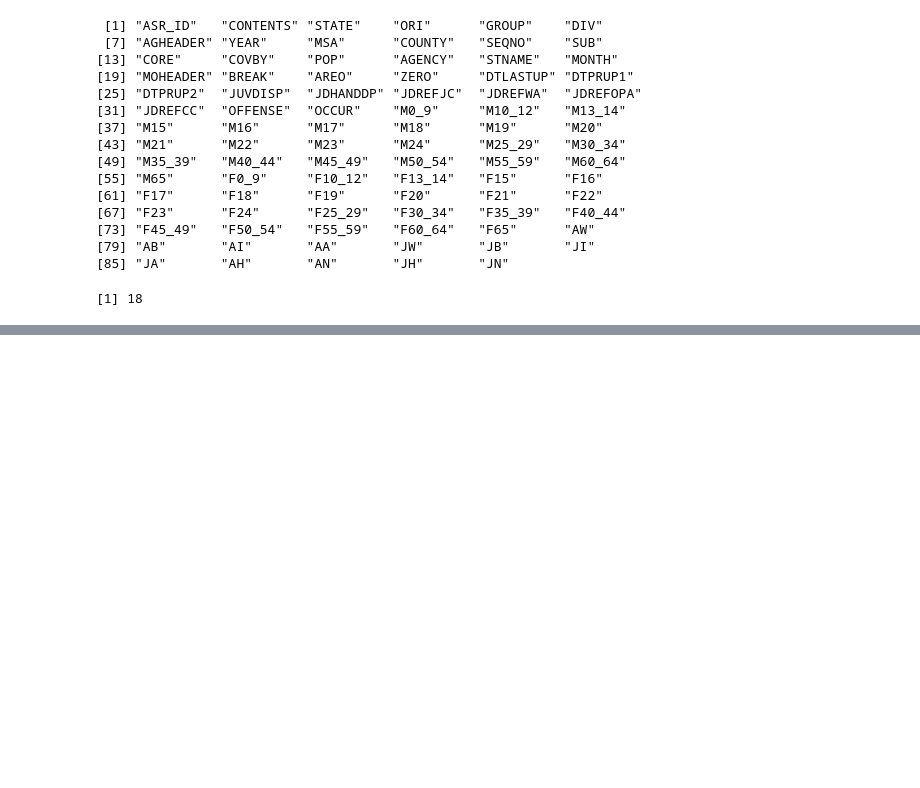
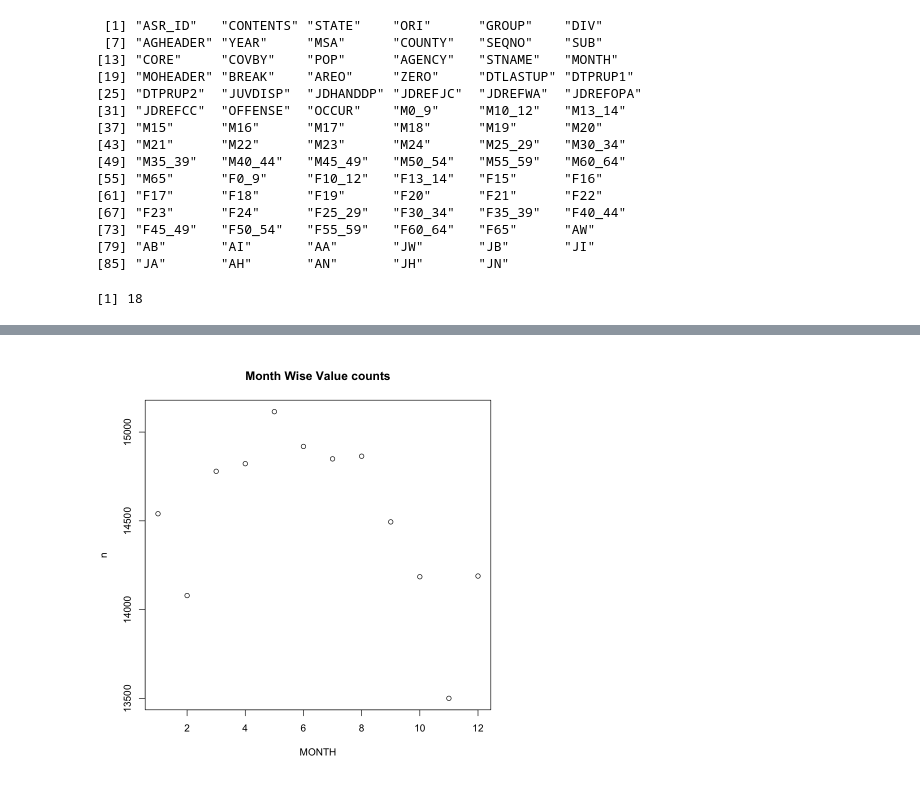
Before and after one commit to ivanshukaushik/RegressionProject, a Jupyter notebook: Project.ipynb, the cells around one changed output, grey strips where cells are left out. Saved outputs shown, nothing was run; the diff lists cells and outputs as text; code cells hidden in the pictures; blank space fills up the shorter version.

```diff
--- a/Project.ipynb
+++ b/Project.ipynb
@@ -138,0 +143,6 @@ summary(combined_df)
+# %%
+value_counts <- combined_df %>% count(MONTH)
+
+plot(value_counts, main = "Month Wise Value counts")
+# %% [output]
+[figure, added]
```
Also changed, not shown: parts of 14 cells of this notebook.
